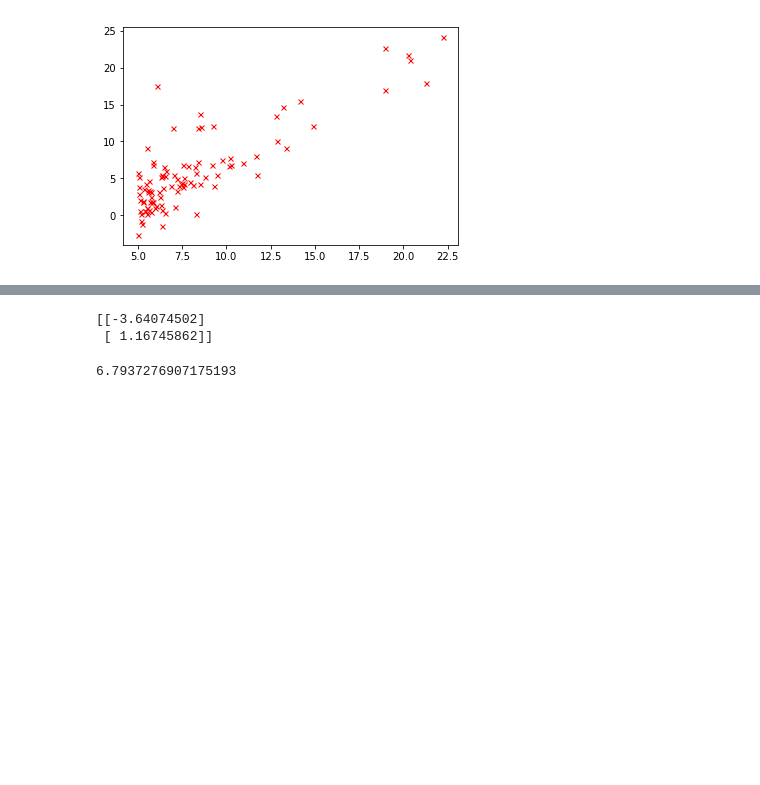
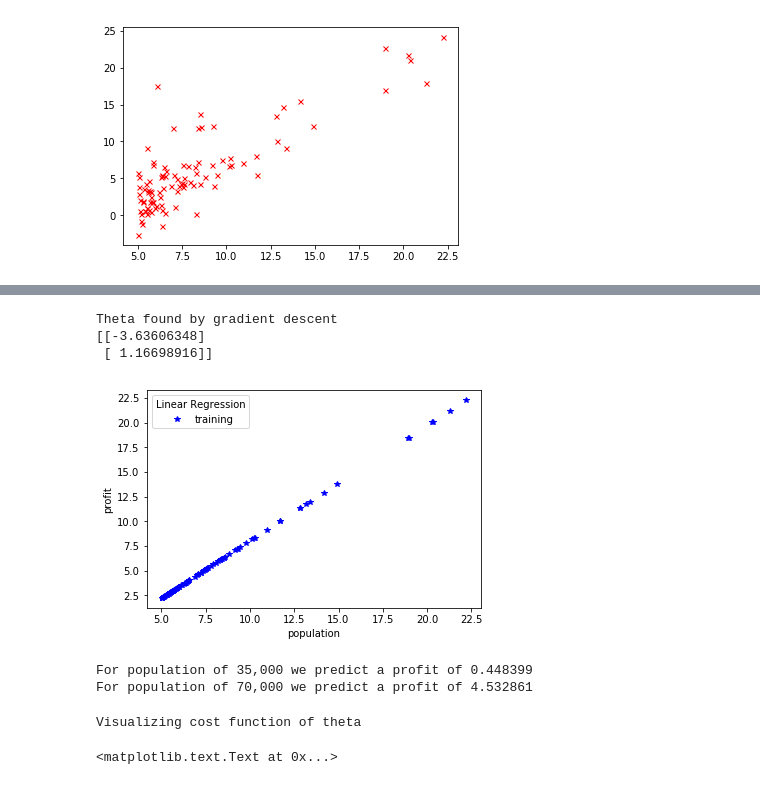
Before and after one commit to frolovconst/PyLearning, a Jupyter notebook: ang/exercise/ex1.ipynb, the cells around one changed output, grey strips where cells are left out. Saved outputs shown, nothing was run; the diff lists cells and outputs as text; code cells hidden in the pictures; blank space fills up the shorter version.

```diff
--- a/ang/exercise/ex1.ipynb
+++ b/ang/exercise/ex1.ipynb
@@ -62,9 +55,7 @@ test_theta, hstry = gradientDescent(X, y, theta, alpha, iterations)
-# %%
-print(test_theta)
-# %% [output]
-[[-3.64074502]
- [ 1.16745862]]
-# %%
-hstry[0]
-# %% [output]
-6.7937276907175193
+# %%
+print("Theta found by gradient descent")
+print(theta)
+# %% [output]
+Theta found by gradient descent
+[[-3.63606348]
+ [ 1.16698916]]
@@ -70,0 +64,35 @@ hstry[0]
+# %%
+trainingDataPlot = plt.plot(X[:,1], X.dot(theta), 'b*', label='training')
+#plt.setp(trainingDataPlot, linestile='', marker='-', markersize=5, markeredgecolor='blue')
+plt.legend(title='Linear Regression')
+plt.xlabel('population')
+plt.ylabel('profit')
+plt.show()
+# %% [output]
+[figure, added]
+# %%
+prediction1 = np.array([1, 3.5]).reshape(1,2).dot(theta)
+print("For population of 35,000 we predict a profit of %f" %prediction1)
+prediction2 = np.array([1, 7]).reshape(1,2).dot(theta)
+print("For population of 70,000 we predict a profit of %f" %prediction2)
+# %% [output]
+For population of 35,000 we predict a profit of 0.448399
+For population of 70,000 we predict a profit of 4.532861
+# %%
+print('Visualizing cost function of theta')
+theta0_vals = np.linspace(-10, 10, 100)
+theta1_vals = np.linspace(-1, 4, 100)
+J_vals = np.zeros(theta0_vals.size * theta1_vals.size).reshape(theta0_vals.size, theta1_vals.size)
+for i in range(theta0_vals.size):
+    for j in range(theta1_vals.size):
+        t = np.array([theta0_vals[i], theta1_vals[j]]).reshape(2,1)
+        J_vals[i,j] = costFunctionJ.costFunctionJ(X, y, t)
+# %% [output]
+Visualizing cost function of theta
+# %%
+cplot = plt.contour(theta0_vals, theta1_vals, J_vals.T, levels=np.geomspace(J_vals.min()*1.0001, J_vals.max(), num=8))
+plt.clabel(cplot)
+plt.xlabel('§0')
+plt.ylabel('§1')
+# %% [output]
+<matplotlib.text.Text at 0x...>
```
Also changed, not shown: parts of 9 cells of this notebook, 5 other files.
